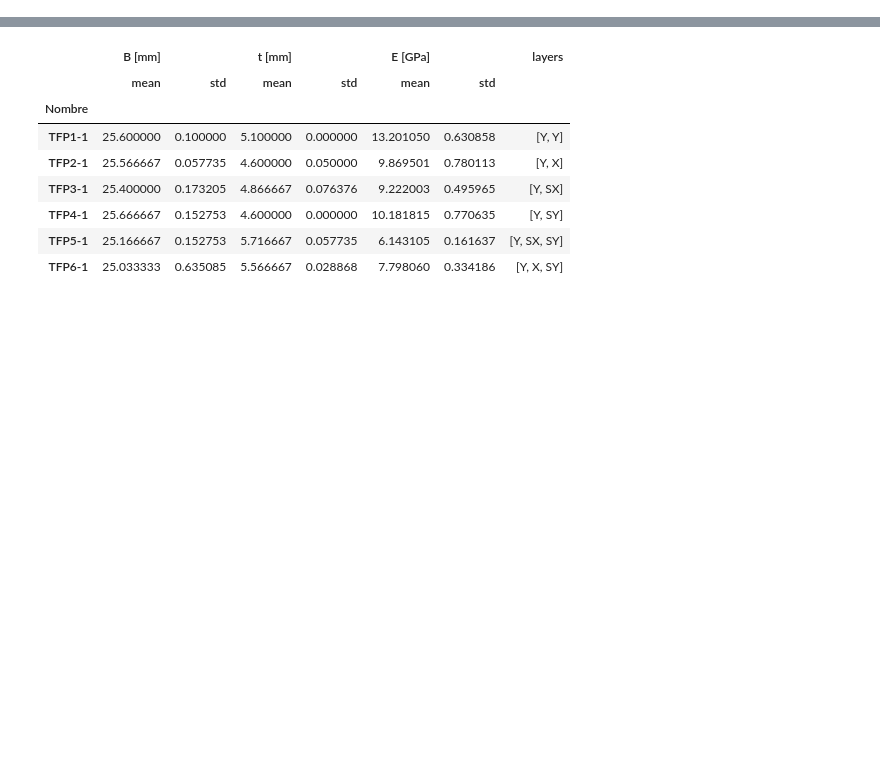
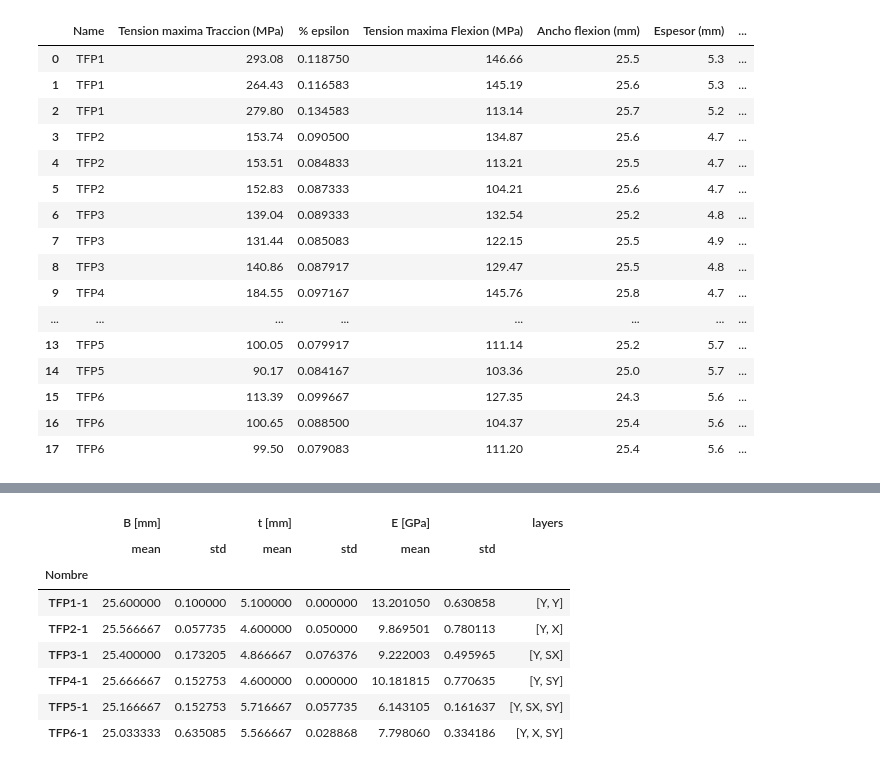
Before and after one commit to AdvancedMaterialSimulation/CITISENS_Composite, a Jupyter notebook: scripts/T02_BendingTest/AnalyticModel/main.ipynb, the cells around one changed output, grey strips where cells are left out. Drawn from its saved outputs; the diff is of its cells as text; code cells hidden in the pictures; blank space fills up the shorter version.

```diff
--- a/scripts/T02_BendingTest/AnalyticModel/main.ipynb
+++ b/scripts/T02_BendingTest/AnalyticModel/main.ipynb
@@ -5,4 +10,27 @@ t_l =  0.5 # mm
 B = 25.0 # mm
+# %%
+from validation.experimental import full_experiment
+
+df = full_experiment()
+df
+# %% [output]
+|  | Name | Tension maxima Traccion (MPa) | % epsilon | Tension maxima Flexion (MPa) | Ancho flexion (mm) | Espesor (mm) | ... |
+| 0 | TFP1 | 293.08 | 0.118750 | 146.66 | 25.5 | 5.3 | ... |
+| 1 | TFP1 | 264.43 | 0.116583 | 145.19 | 25.6 | 5.3 | ... |
+| 2 | TFP1 | 279.80 | 0.134583 | 113.14 | 25.7 | 5.2 | ... |
+| 3 | TFP2 | 153.74 | 0.090500 | 134.87 | 25.6 | 4.7 | ... |
+| 4 | TFP2 | 153.51 | 0.084833 | 113.21 | 25.5 | 4.7 | ... |
+| 5 | TFP2 | 152.83 | 0.087333 | 104.21 | 25.6 | 4.7 | ... |
+| 6 | TFP3 | 139.04 | 0.089333 | 132.54 | 25.2 | 4.8 | ... |
+| 7 | TFP3 | 131.44 | 0.085083 | 122.15 | 25.5 | 4.9 | ... |
+| 8 | TFP3 | 140.86 | 0.087917 | 129.47 | 25.5 | 4.8 | ... |
+| 9 | TFP4 | 184.55 | 0.097167 | 145.76 | 25.8 | 4.7 | ... |
+| ... | ... | ... | ... | ... | ... | ... | ... |
+| 13 | TFP5 | 100.05 | 0.079917 | 111.14 | 25.2 | 5.7 | ... |
+| 14 | TFP5 | 90.17 | 0.084167 | 103.36 | 25.0 | 5.7 | ... |
+| 15 | TFP6 | 113.39 | 0.099667 | 127.35 | 24.3 | 5.6 | ... |
+| 16 | TFP6 | 100.65 | 0.088500 | 104.37 | 25.4 | 5.6 | ... |
+| 17 | TFP6 | 99.50 | 0.079083 | 111.20 | 25.4 | 5.6 | ... |
 # %%
 import numpy as np
 import pandas as pd
```
Also changed, not shown: parts of 15 cells of this notebook, 23 other files.
